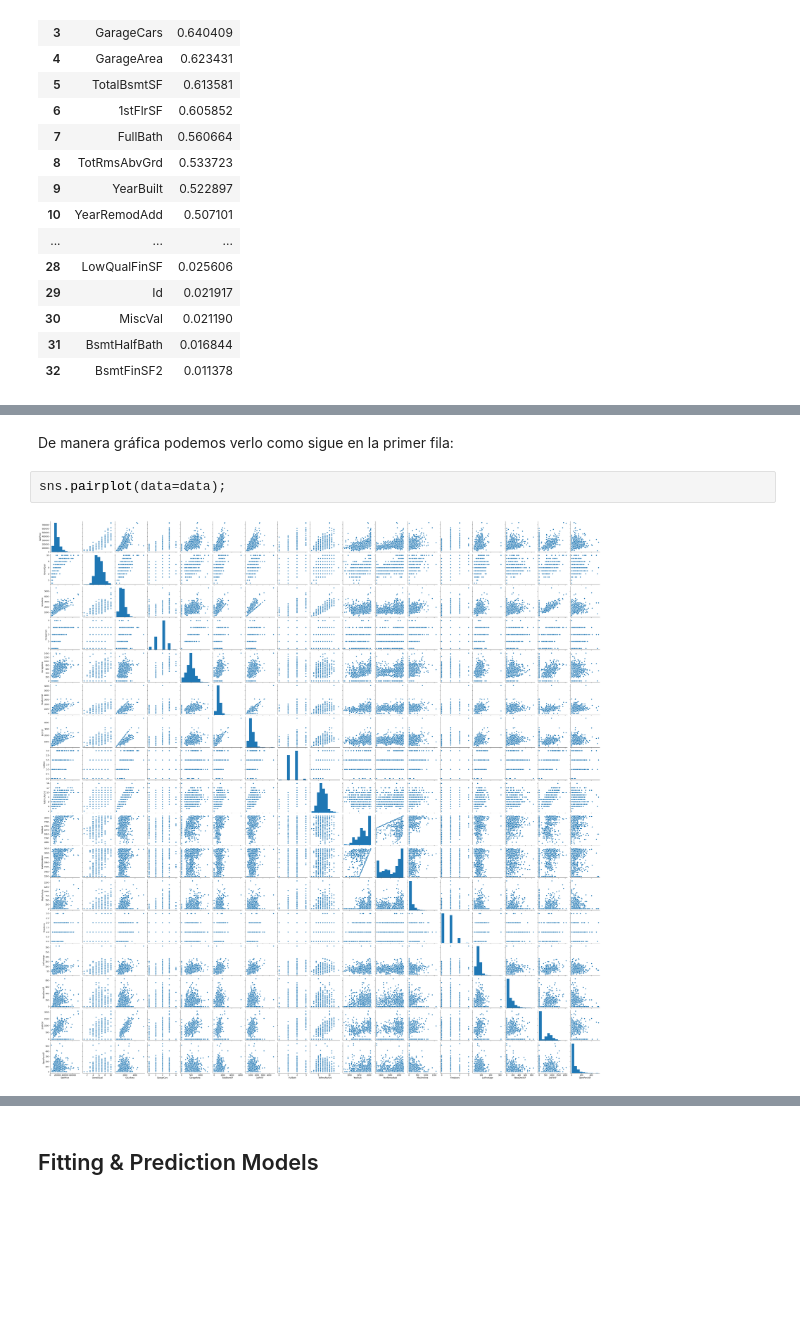
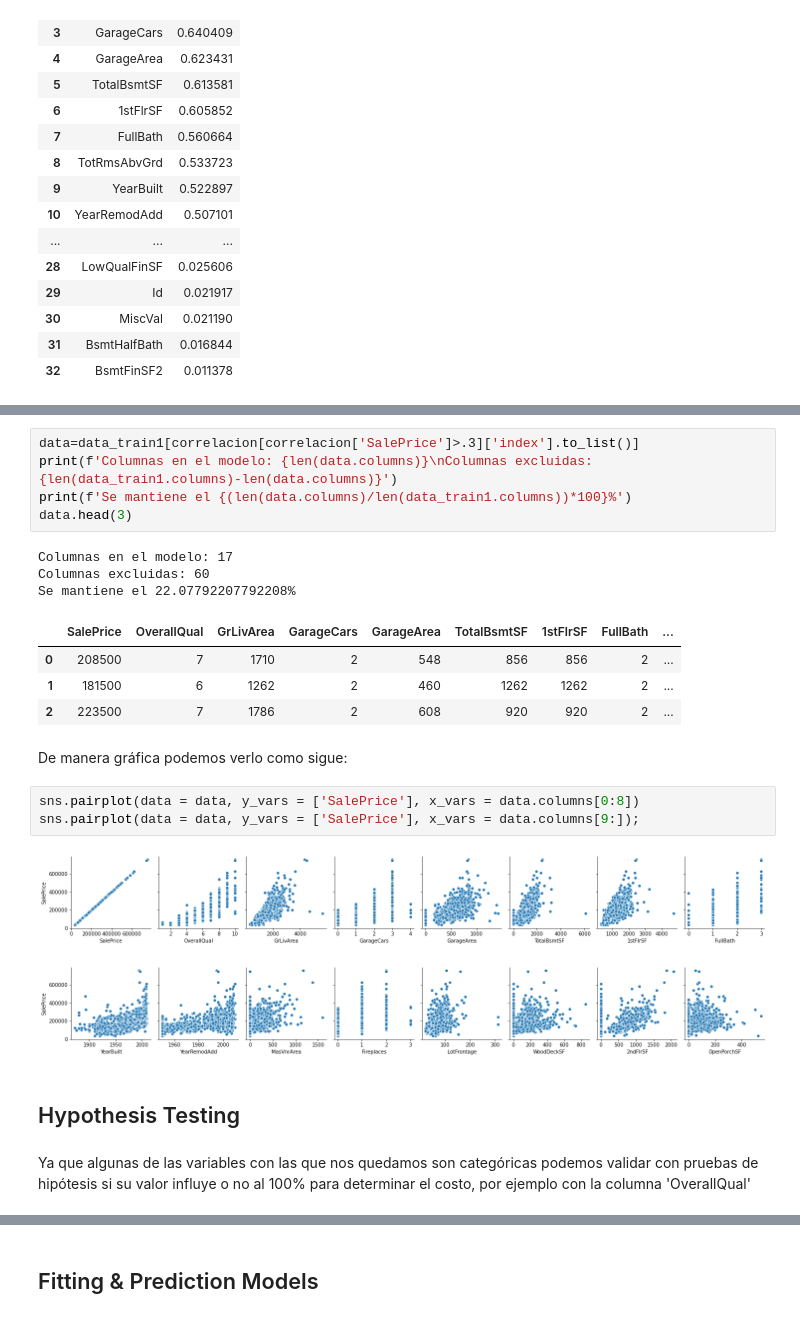
Before and after one commit to ta-data-mexpt/statistical-analysis-project, a Jupyter notebook: Project5_House_Prices.ipynb, the cells around one changed output, grey strips where cells are left out. Saved outputs shown, nothing was run; the diff lists cells and outputs as text; blank space fills up the shorter version.

```diff
--- a/Project5_House_Prices.ipynb
+++ b/Project5_House_Prices.ipynb
@@ -198,6 +262,25 @@ data.head(3)
+# %%
+data=data_train1[correlacion[correlacion['SalePrice']>.3]['index'].to_list()]
+print(f'Columnas en el modelo: {len(data.columns)}\nColumnas excluidas: {len(data_train1.columns)-len(data.columns)}')
+print(f'Se mantiene el {(len(data.columns)/len(data_train1.columns))*100}%')
+data.head(3)
+# %% [output]
+Columnas en el modelo: 17
+Columnas excluidas: 60
+Se mantiene el 22.07792207792208%
+|  | SalePrice | OverallQual | GrLivArea | GarageCars | GarageArea | TotalBsmtSF | 1stFlrSF | FullBath | ... |
+| 0 | 208500 | 7 | 1710 | 2 | 548 | 856 | 856 | 2 | ... |
+| 1 | 181500 | 6 | 1262 | 2 | 460 | 1262 | 1262 | 2 | ... |
+| 2 | 223500 | 7 | 1786 | 2 | 608 | 920 | 920 | 2 | ... |
 # %% [markdown]
-De manera gráfica podemos verlo como sigue en la primer fila:
+De manera gráfica podemos verlo como sigue:
-# %%
-sns.pairplot(data=data);
-# %% [output]
-[figure, removed]
+# %%
+sns.pairplot(data = data, y_vars = ['SalePrice'], x_vars = data.columns[0:8])
+sns.pairplot(data = data, y_vars = ['SalePrice'], x_vars = data.columns[9:]);
+# %% [output]
+[figure, added]
+[figure, added]
+# %% [markdown]
+## Hypothesis Testing
+# %% [markdown]
+Ya que algunas de las variables con las que nos quedamos son categóricas podemos validar con pruebas de hipótesis si su valor influye o no al 100% para determinar el costo, por ejemplo con la columna 'OverallQual'
```
Also changed, not shown: parts of 30 cells of this notebook.
